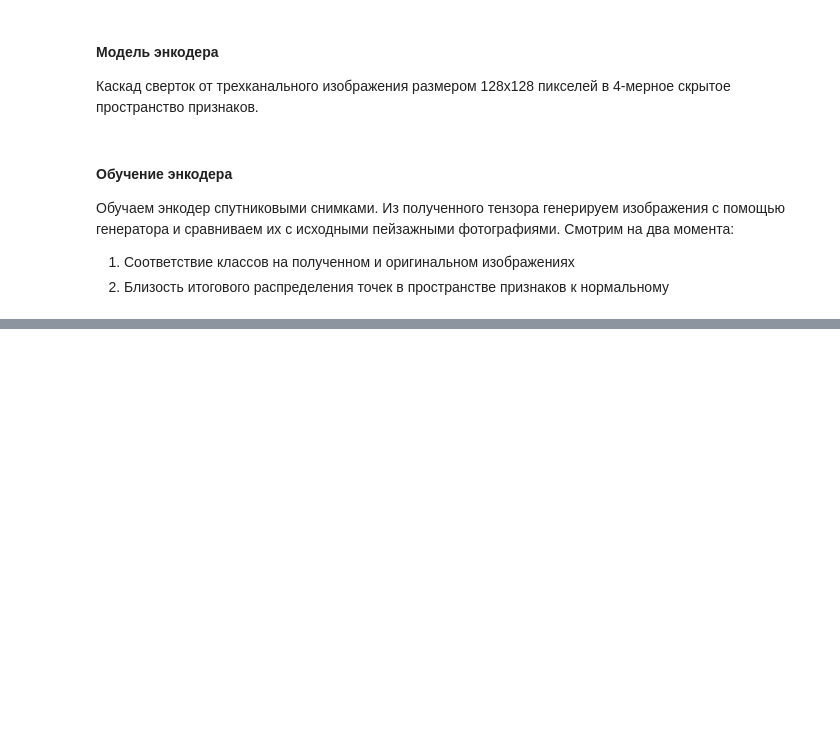
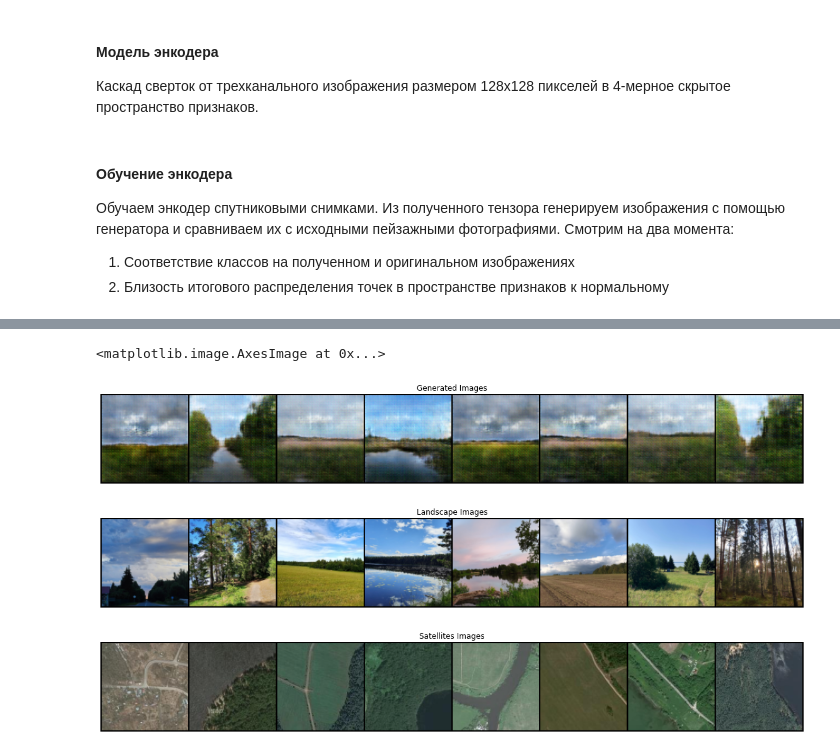
Before and after one commit to prozoroff/dll-29, a Jupyter notebook: final_project/encoder.ipynb, the cells around one changed output, grey strips where cells are left out. Cells and saved outputs as stored; diff of their text form; code cells hidden in the pictures; blank space fills up the shorter version.

```diff
--- a/final_project/encoder.ipynb
+++ b/final_project/encoder.ipynb
@@ -412,0 +412,26 @@ mean, variance
+# %%
+landscapes_batch = next(landscapes_iterator)
+satellites_batch = next(satellites_iterator)
+
+prediction = netE(satellites_batch).unsqueeze(-1).unsqueeze(-1)
+generated_batch = netG(prediction)
+
+plt.figure(figsize=(20,4))
+plt.axis("off")
+plt.title("Generated Images")
+plt.imshow(np.transpose(vutils.make_grid(generated_batch[:8], padding=2, normalize=True).cpu(),(1,2,0)))
+
+plt.figure(figsize=(20,4))
+plt.axis("off")
+plt.title("Landscape Images")
+plt.imshow(np.transpose(vutils.make_grid(landscapes_batch[:8], padding=2, normalize=True).cpu(),(1,2,0)))
+
+plt.figure(figsize=(20,4))
+plt.axis("off")
+plt.title("Satellites Images")
+plt.imshow(np.transpose(vutils.make_grid(satellites_batch[:8], padding=2, normalize=True).cpu(),(1,2,0)))
+# %% [output]
+<matplotlib.image.AxesImage at 0x...>
+[figure, added]
+[figure, added]
+[figure, added]
```
Also changed, not shown: parts of 8 cells of this notebook, 5 other files.
